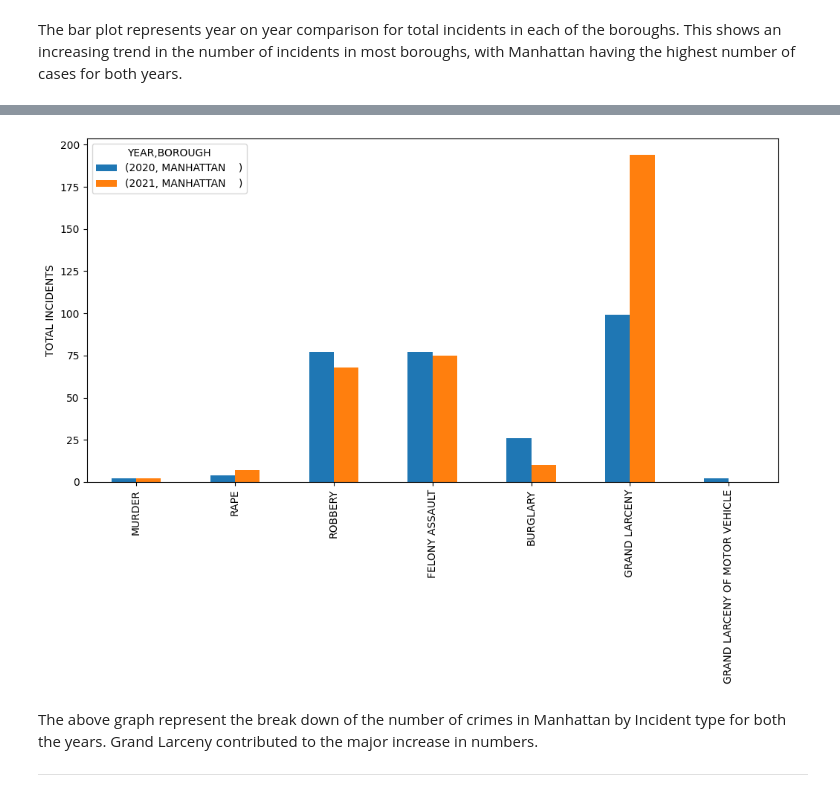
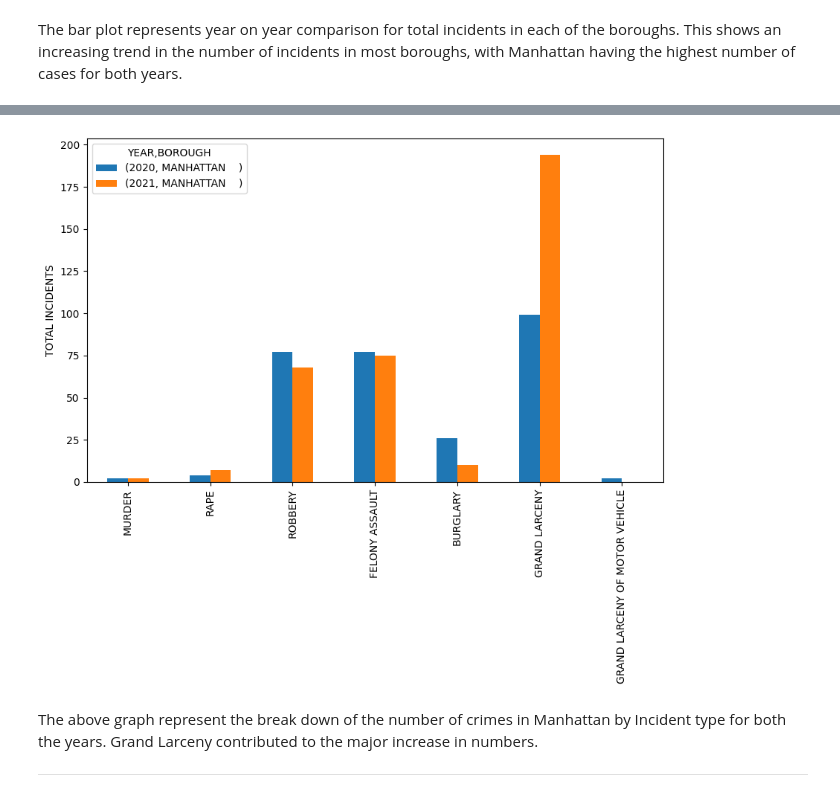
Before and after one commit to UrvashiKumar/Data201_Python2022, a Jupyter notebook: Data201_Project2.ipynb, the cells around one changed output, grey strips where cells are left out. Saved outputs shown, nothing was run; the diff lists cells and outputs as text; code cells hidden in the pictures.

```diff
--- a/Data201_Project2.ipynb
+++ b/Data201_Project2.ipynb
@@ -330,11 +329,11 @@ DF_drop.drop(DF_drop.columns[[7]], axis=1, inplace=True)
 # %%
 # Bar plot
 plt.style.use('default')
-plt.rcParams['figure.figsize'] = (12, 6)
+plt.rcParams['figure.figsize'] = (10, 6)
 plot2 = DF_drop.T.plot(kind='bar', ylabel='TOTAL INCIDENTS')
 plt.show()
 # %% [output]
-[figure, old version]
+[figure, new version]
 # %% [markdown]
 The above graph represent the break down of the number of crimes in Manhattan by Incident type for both the years. Grand Larceny contributed to the major increase in numbers.
 ___
```
Also changed, not shown: parts of 2 cells of this notebook.
